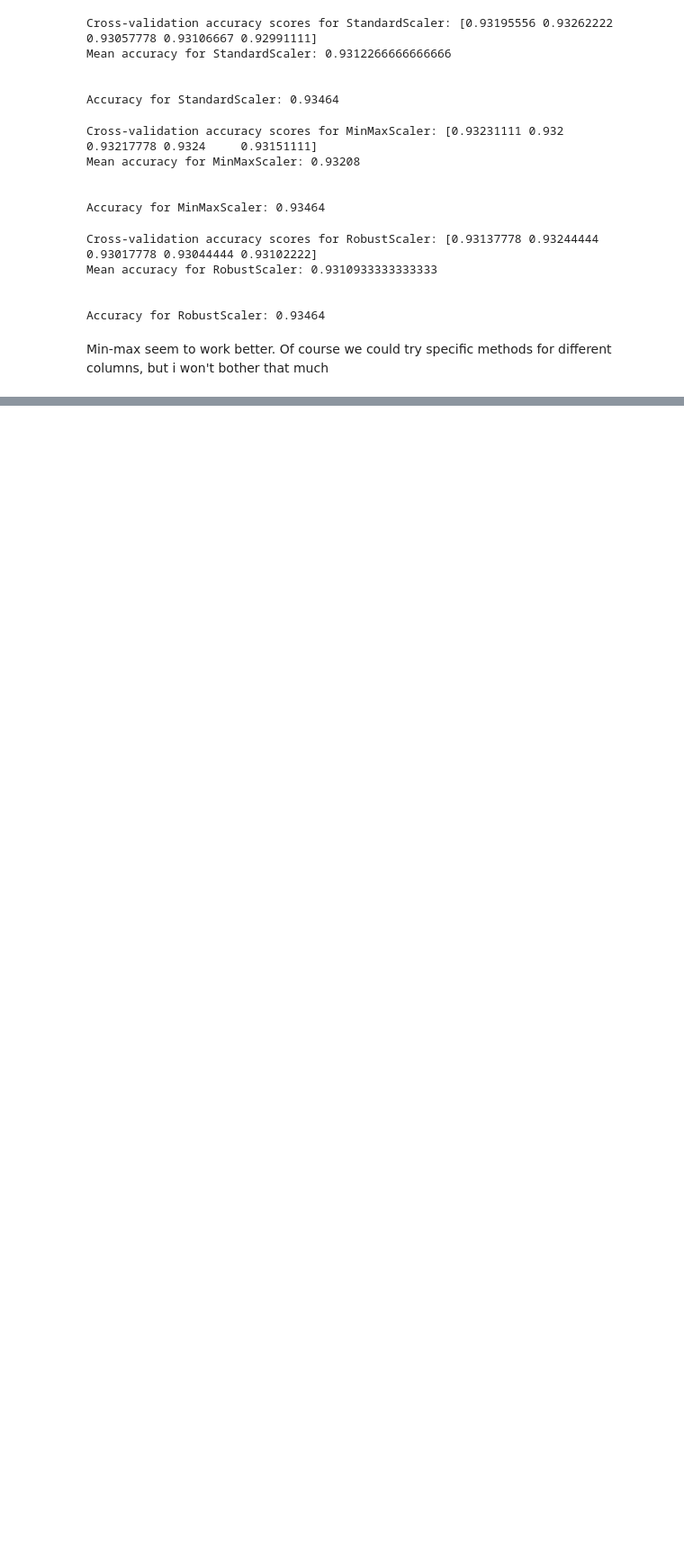
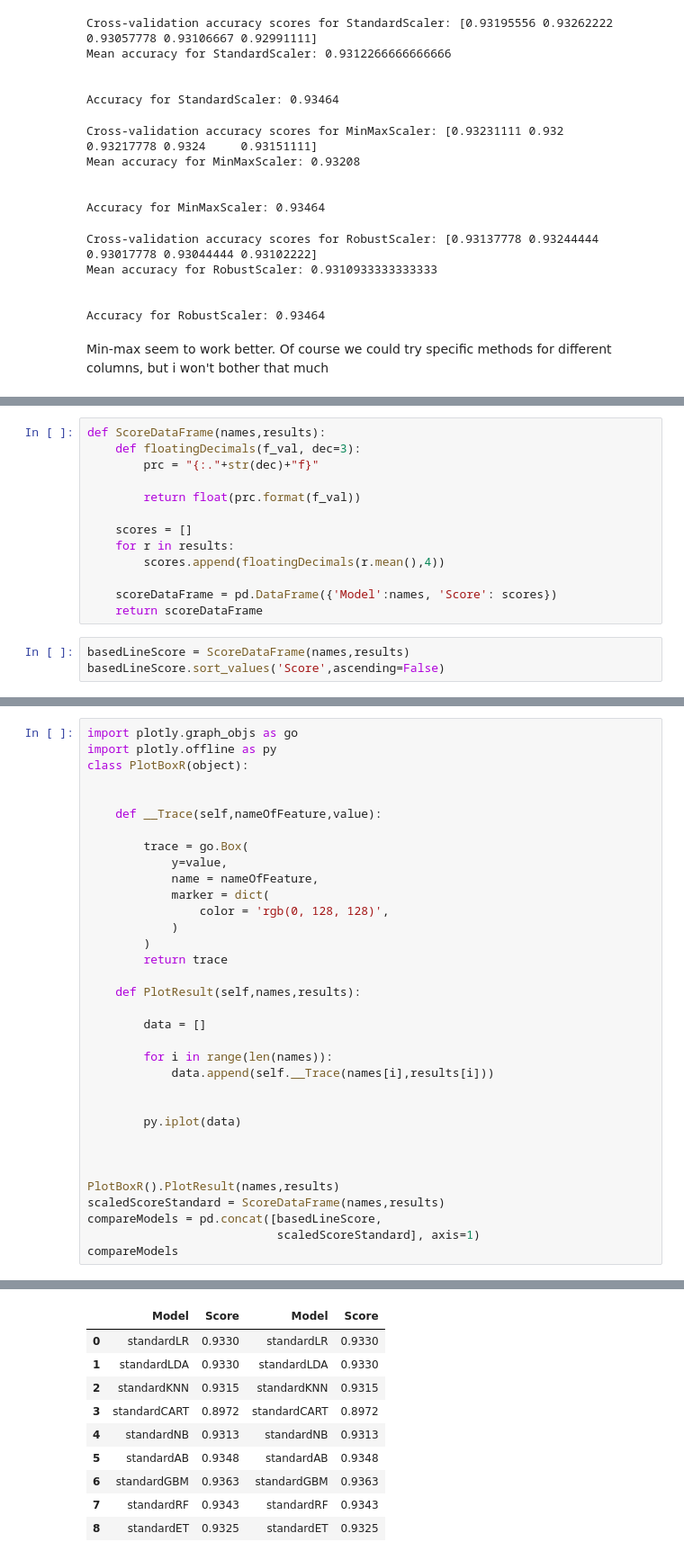
Before and after one commit to guilhermeRaibolt/kaggle_credit, a Jupyter notebook: Kaggle_credit.ipynb, the cells around one changed output, grey strips where cells are left out. Shown at 90% size. Drawn from its saved outputs; the diff is of its cells as text; blank space fills up the shorter version.

```diff
--- a/Kaggle_credit.ipynb
+++ b/Kaggle_credit.ipynb
@@ -578,0 +590,16 @@ standardNB: 0.931324 (0.000404)
+# %%
+def ScoreDataFrame(names,results):
+    def floatingDecimals(f_val, dec=3):
+        prc = "{:."+str(dec)+"f}"
+
+        return float(prc.format(f_val))
+
+    scores = []
+    for r in results:
+        scores.append(floatingDecimals(r.mean(),4))
+
+    scoreDataFrame = pd.DataFrame({'Model':names, 'Score': scores})
+    return scoreDataFrame
+# %%
+basedLineScore = ScoreDataFrame(names,results)
+basedLineScore.sort_values('Score',ascending=False)
@@ -578,0 +617,35 @@ standardNB: 0.931324 (0.000404)
+# %%
+import plotly.graph_objs as go
+import plotly.offline as py
+class PlotBoxR(object):
+
+
+    def __Trace(self,nameOfFeature,value):
+
+        trace = go.Box(
+            y=value,
+            name = nameOfFeature,
+            marker = dict(
+                color = 'rgb(0, 128, 128)',
+            )
+        )
+        return trace
+
+    def PlotResult(self,names,results):
+
+        data = []
+
+        for i in range(len(names)):
+            data.append(self.__Trace(names[i],results[i]))
+
+
+        py.iplot(data)
+
+
+
+PlotBoxR().PlotResult(names,results)
+scaledScoreStandard = ScoreDataFrame(names,results)
+compareModels = pd.concat([basedLineScore,
+                           scaledScoreStandard], axis=1)
+compareModels
+# %% [output]
@@ -579,3 +653,13 @@ standardNB: 0.931324 (0.000404)
+|  | Model | Score | Model | Score |
+| 0 | standardLR | 0.9330 | standardLR | 0.9330 |
+| 1 | standardLDA | 0.9330 | standardLDA | 0.9330 |
+| 2 | standardKNN | 0.9315 | standardKNN | 0.9315 |
+| 3 | standardCART | 0.8972 | standardCART | 0.8972 |
+| 4 | standardNB | 0.9313 | standardNB | 0.9313 |
+| 5 | standardAB | 0.9348 | standardAB | 0.9348 |
+| 6 | standardGBM | 0.9363 | standardGBM | 0.9363 |
+| 7 | standardRF | 0.9343 | standardRF | 0.9343 |
+| 8 | standardET | 0.9325 | standardET | 0.9325 |
 # %% [markdown]
 standardLR: 0.933049 (0.000592)
 standardLDA: 0.933040 (0.001120)
```
Also changed, not shown: parts of 36 cells of this notebook, 1 other file.
